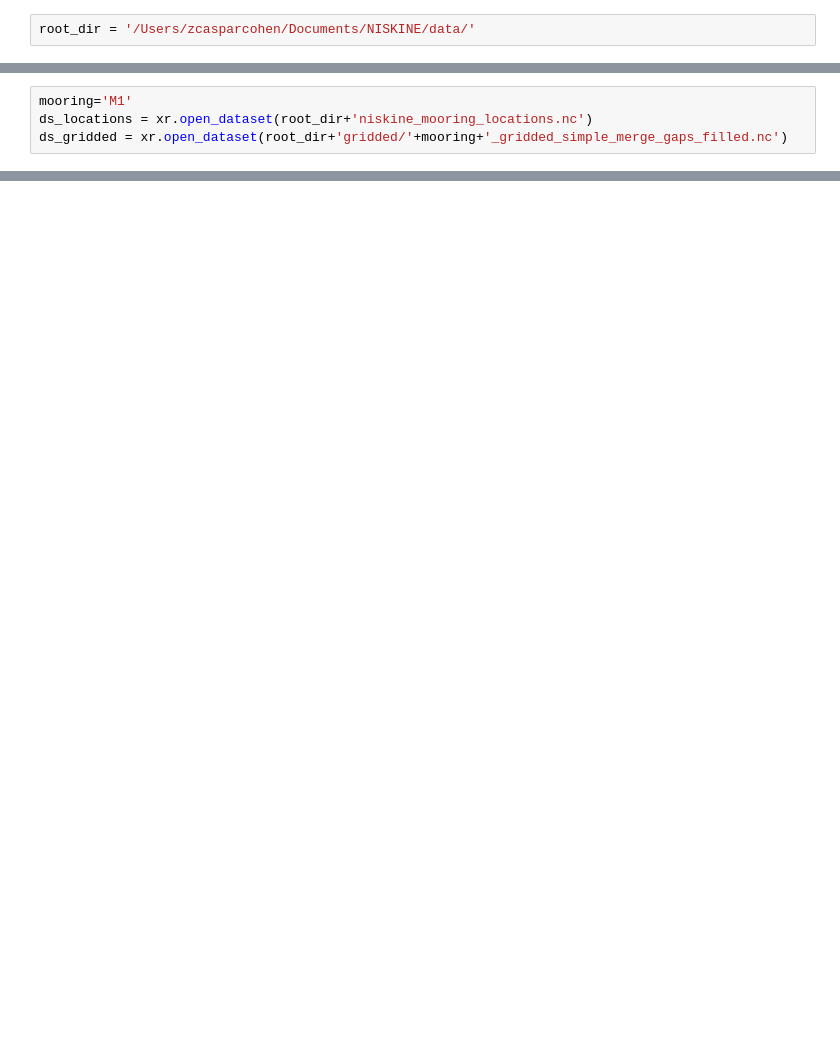
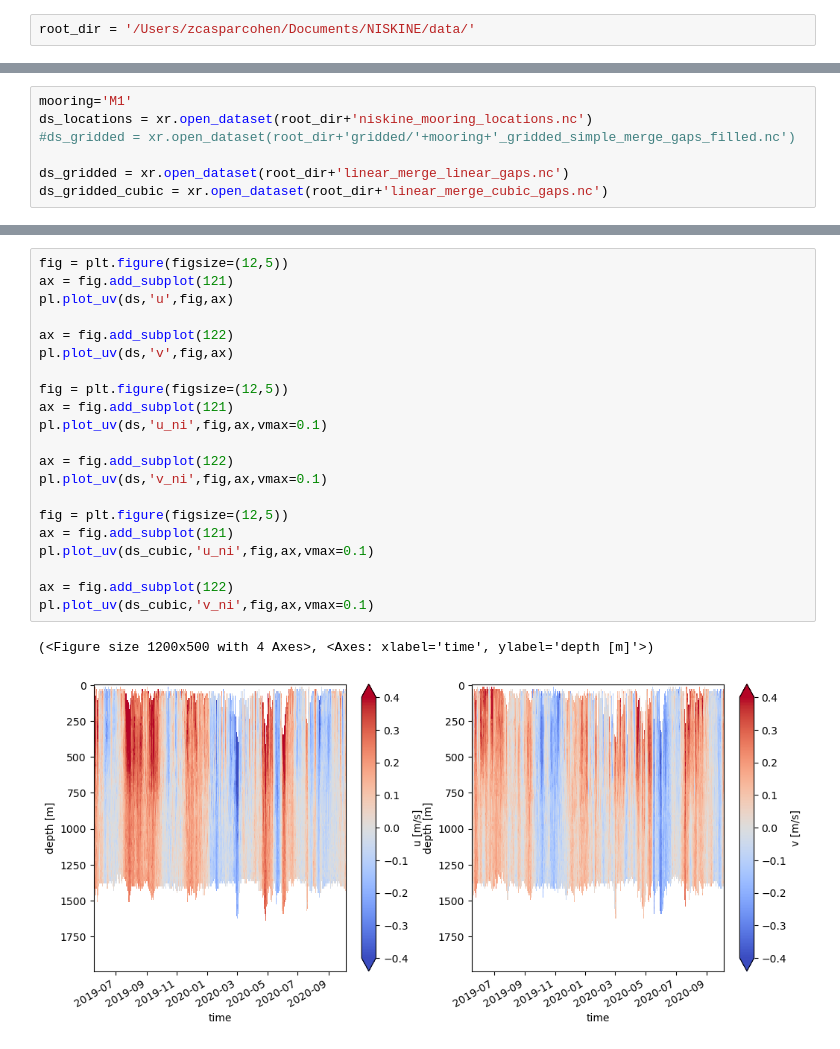
Before and after one commit to zcasparco/NIW, a Jupyter notebook: Data_overview/Filtering.ipynb, the cells around one changed output, grey strips where cells are left out. Saved outputs shown, nothing was run; the diff lists cells and outputs as text; blank space fills up the shorter version.

```diff
--- a/Data_overview/Filtering.ipynb
+++ b/Data_overview/Filtering.ipynb
@@ -41,7 +53,10 @@ def filt(v, h, hilbert=False):
 # %%
 mooring='M1'
 ds_locations = xr.open_dataset(root_dir+'niskine_mooring_locations.nc')
-ds_gridded = xr.open_dataset(root_dir+'gridded/'+mooring+'_gridded_simple_merge_gaps_filled.nc')
+#ds_gridded = xr.open_dataset(root_dir+'gridded/'+mooring+'_gridded_simple_merge_gaps_filled.nc')
+
+ds_gridded = xr.open_dataset(root_dir+'linear_merge_linear_gaps.nc')
+ds_gridded_cubic = xr.open_dataset(root_dir+'linear_merge_cubic_gaps.nc')
 # %%
 lat = ds_locations.sel(mooring=1).lat_actual.values
 f = ut.coriolis(lat)
@@ -96,0 +106,24 @@ plt.contourf(_)
+# %%
+fig = plt.figure(figsize=(12,5))
+ax = fig.add_subplot(121)
+pl.plot_uv(ds,'u',fig,ax)
+
+ax = fig.add_subplot(122)
+pl.plot_uv(ds,'v',fig,ax)
+
+fig = plt.figure(figsize=(12,5))
+ax = fig.add_subplot(121)
+pl.plot_uv(ds,'u_ni',fig,ax,vmax=0.1)
+
+ax = fig.add_subplot(122)
+pl.plot_uv(ds,'v_ni',fig,ax,vmax=0.1)
+
+fig = plt.figure(figsize=(12,5))
+ax = fig.add_subplot(121)
+pl.plot_uv(ds_cubic,'u_ni',fig,ax,vmax=0.1)
+
+ax = fig.add_subplot(122)
+pl.plot_uv(ds_cubic,'v_ni',fig,ax,vmax=0.1)
+# %% [output]
+(<Figure size 1200x500 with 4 Axes>, <Axes: xlabel='time', ylabel='depth [m]'>)
+[figure, added]
```
Also changed, not shown: parts of 13 cells of this notebook, 11 other files.
